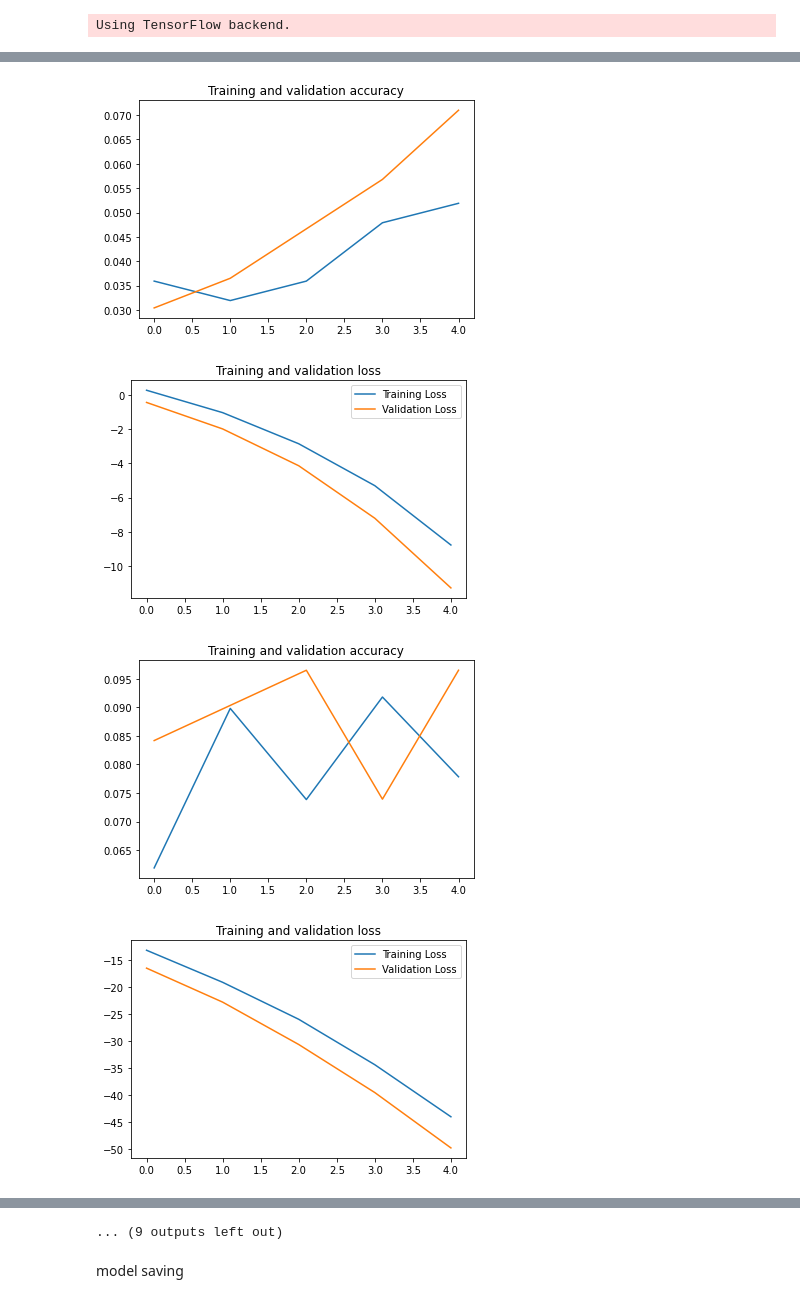
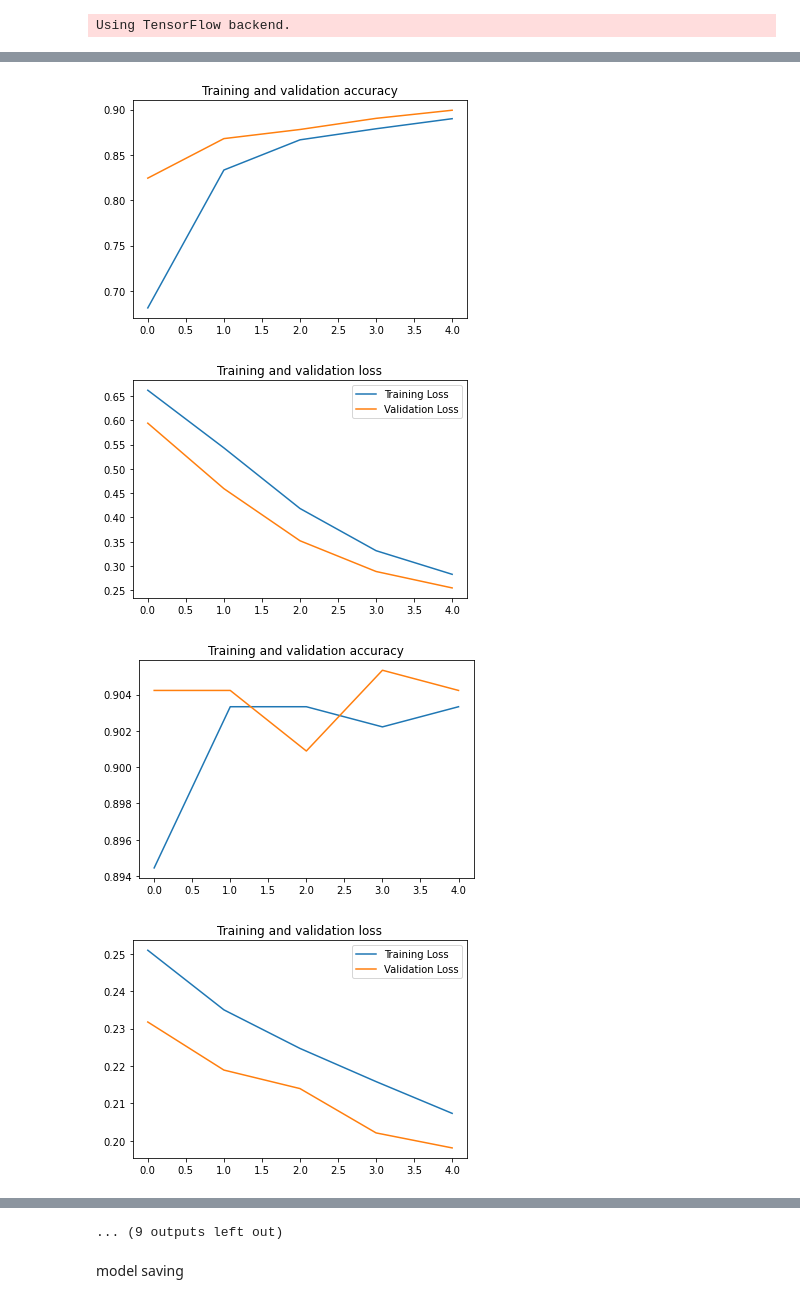
Before and after one commit to nipdep/aspect_base_sentimantel_analysis, a Jupyter notebook: src/sen_model.ipynb, the cells around one changed output, grey strips where cells are left out. Drawn from its saved outputs; the diff is of its cells as text; code cells hidden in the pictures.

```diff
--- a/src/sen_model.ipynb
+++ b/src/sen_model.ipynb
@@ -30,7 +32,5 @@ data.head()
 Name: 0, dtype: object
 # %%
-label_cat = dataset.loc[:,1]
-label_pol = dataset.loc[:,2]
-label_cat.unique()
-#label_pol.unique()
+label_pol = dataset[2]
+label_pol.unique()
 # %% [output]
@@ -73,11 +59,15 @@ vocab_size = 6000 # We set a maximum size for the vocabulary
 tokenizer = Tokenizer(num_words=vocab_size)
 tokenizer.fit_on_texts(data)
 aspect_tokenized = pd.DataFrame(tokenizer.texts_to_matrix(dataset[4]))
+
+# seperete train and test set 900<- train set, 100<- test set
+aspect_tokeniz = aspect_tokenized.iloc[:900,:]
+test_x = aspect_tokenized.iloc[900:,:]
 # %% [output]
 Using TensorFlow backend.
 # %%
 lbl_encoder = LabelEncoder()
-dataset[5] = lbl_encoder.fit_transform(label_pol)
+dataset[5] = label_pol.apply(lambda x:1 if x == 'Positive' else 0)
 
 dataset.head(15)
 # %% [output]
@@ -102,3 +90,8 @@ y = dataset[5]
+# %%
+import numpy as np
+y = np.array(dataset[5])
+train_y = y[:900]
+test_y = y[900:]
 # %%
 import matplotlib.pylab as plt
 
@@ -130,10 +123,10 @@ for train_ind,test_ind in cv.split(aspect_tokenized):
     print(train_ind[0],train_ind[-1])
     print(test_ind[0],test_ind[-1])
     train_start,train_end,test_start,test_end = train_ind[0],train_ind[-1],test_ind[0],test_ind[-1]
-    X_train, X_test, y_train, y_test = aspect_tokenized.loc[train_start:train_end-1,:],\
-                                       aspect_tokenized.loc[test_start:test_end-1,:], \
-                                       y[train_start:train_end], \
-                                       y[test_start:test_end]
+    X_train, X_test, y_train, y_test = aspect_tokeniz.loc[train_start:train_end,:],\
+                                       aspect_tokeniz.loc[test_start:test_end,:], \
+                                       train_y[train_start:train_end], \
+                                       train_y[test_start:test_end]
     history = model.fit(X_train,y_train,epochs=5,verbose=1,validation_data=(X_test,y_test))
     plot_var(history)
 # %% [output]
@@ -157,4 +150,4 @@ Epoch 5/5
-[figure, old version]
+[figure, new version]
-[figure, old version]
+[figure, new version]
-[figure, old version]
+[figure, new version]
-[figure, old version]
+[figure, new version]
```
Also changed, not shown: parts of 10 cells of this notebook, 15 other files.
